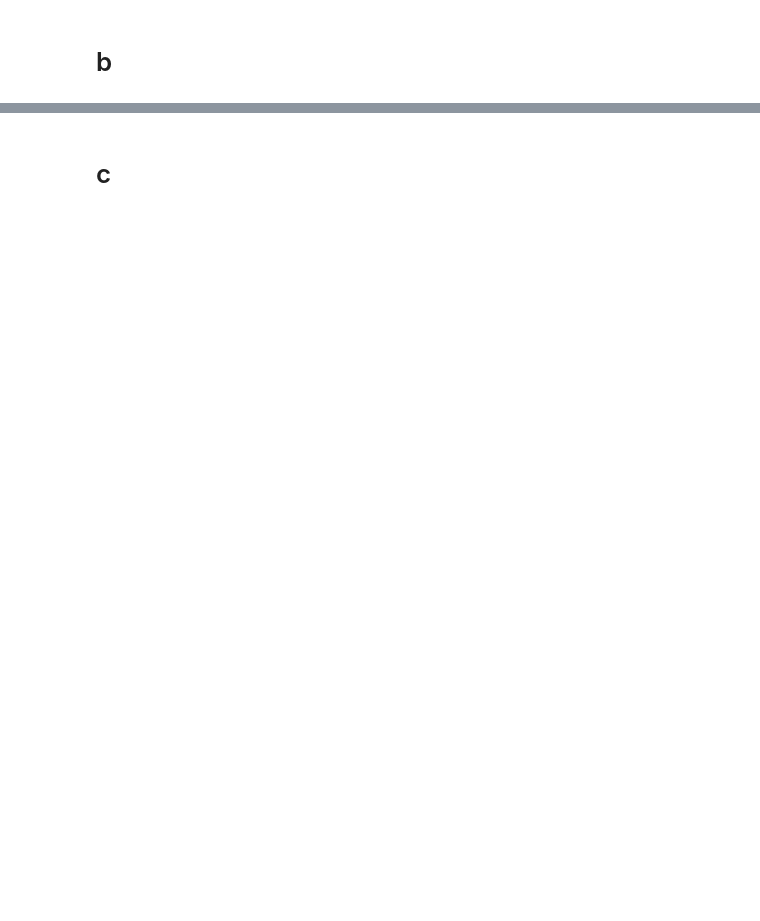
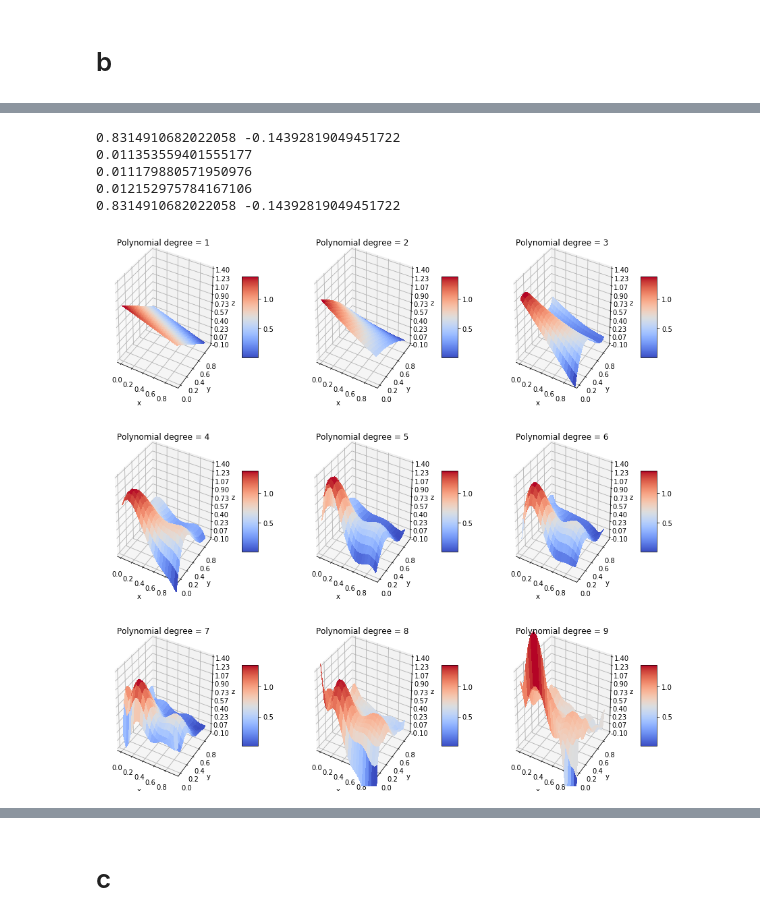
Before and after one commit to jkismul/MachineLearning, a Jupyter notebook: project1.ipynb, the cells around one changed output, grey strips where cells are left out. Cells and saved outputs as stored; diff of their text form; code cells hidden in the pictures; blank space fills up the shorter version.

```diff
--- a/project1.ipynb
+++ b/project1.ipynb
@@ -379,0 +370,15 @@ print(varr)
+# %%
+z_n_sorted = sorted(z_n)
+
+print(z_n[0],z_n_sorted[0])
+print(MSE(kFold(k,X,z_n)[0],z_n_sorted))
+print(MSE(kFoldRidge(k,X,z_n,0.),z_n_sorted))
+print(MSE(kFoldskl(k,X,z_n)[0],z_n_sorted))
+print(z_n[0],z_n_sorted[0])
+# kFoldLassoCV(k,X,z_n,[-1,0,1])
+# %% [output]
+0.8314910682022058 -0.14392819049451722
+0.011353559401555177
+0.011179880571950976
+0.012152975784167106
+0.8314910682022058 -0.14392819049451722
@@ -379,0 +424,28 @@ print(varr)
+# %%
+fig = plt.figure()
+fig.set_figheight(15)
+fig.set_figwidth(15)
+xp = np.arange(0,1,0.05)
+yp = np.arange(0,1,0.05)
+xp,yp = np.meshgrid(xp,yp,sparse=False)
+xz,yz = np.meshgrid(xp,yp,sparse=True)
+pd = 9
+
+for i in range(pd):
+    axs = fig.add_subplot(3,3,i+1,projection='3d')
+    Xp = Model(xz,yz,i+1)
+    zp = Xp@betas[i]
+    zp.shape=(20,20)
+    axs.plot_surface(xp,yp,zp,cmap=cm.coolwarm,linewidth=0,antialiased=False)
+    axs.set_xlabel('x')
+    axs.set_ylabel('y')
+    axs.set_zlabel('z')
+    axs.set_title('Polynomial degree = {}'.format(i+1))
+    axs.set_zlim(-0.10,1.40)
+    axs.zaxis.set_major_locator(LinearLocator(10))
+    axs.zaxis.set_major_formatter(FormatStrFormatter('%.02f'))
+    fig.colorbar(surf,shrink=0.5, aspect=5,pad = 0.1)
+
+plt.show()
+# %% [output]
+[figure, added]
```
Also changed, not shown: parts of 44 cells of this notebook.
